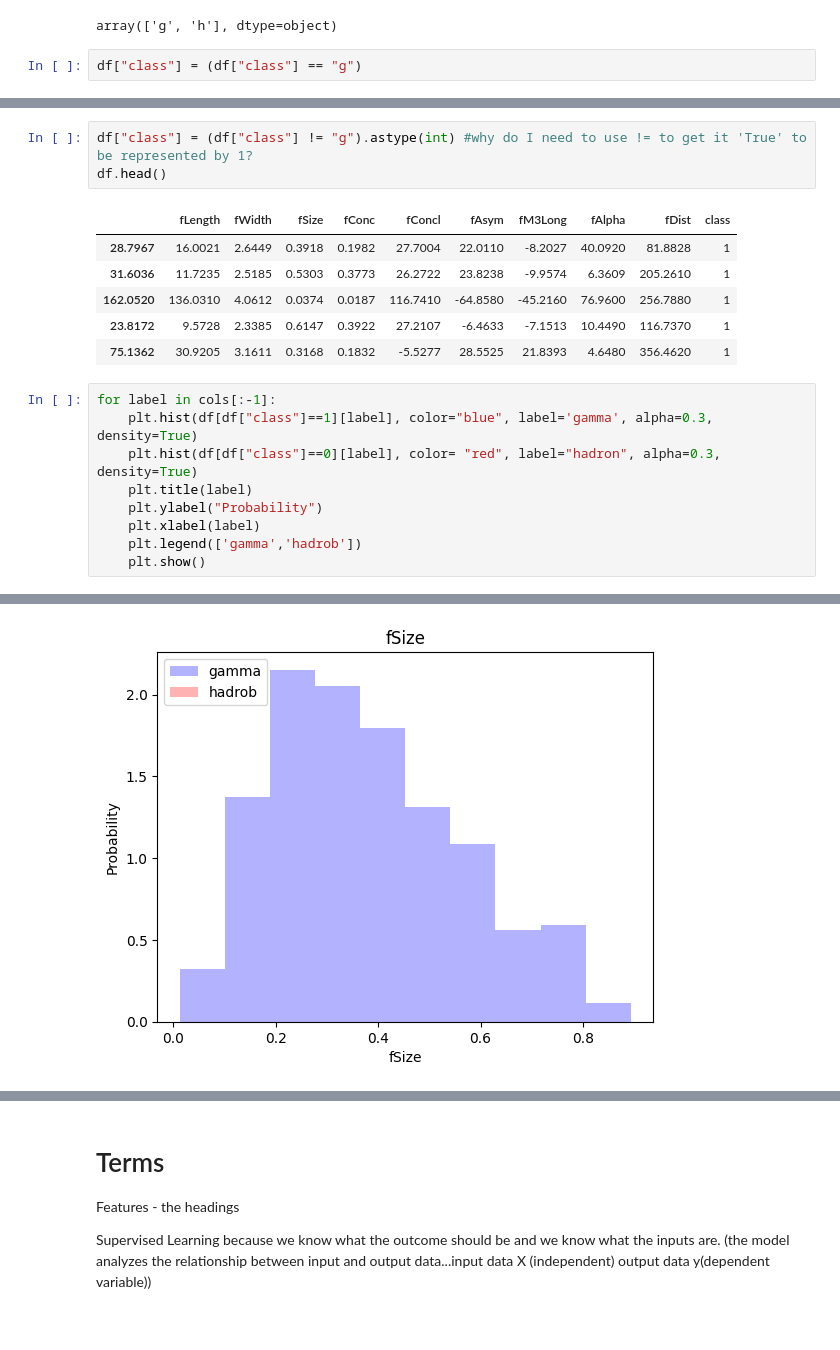
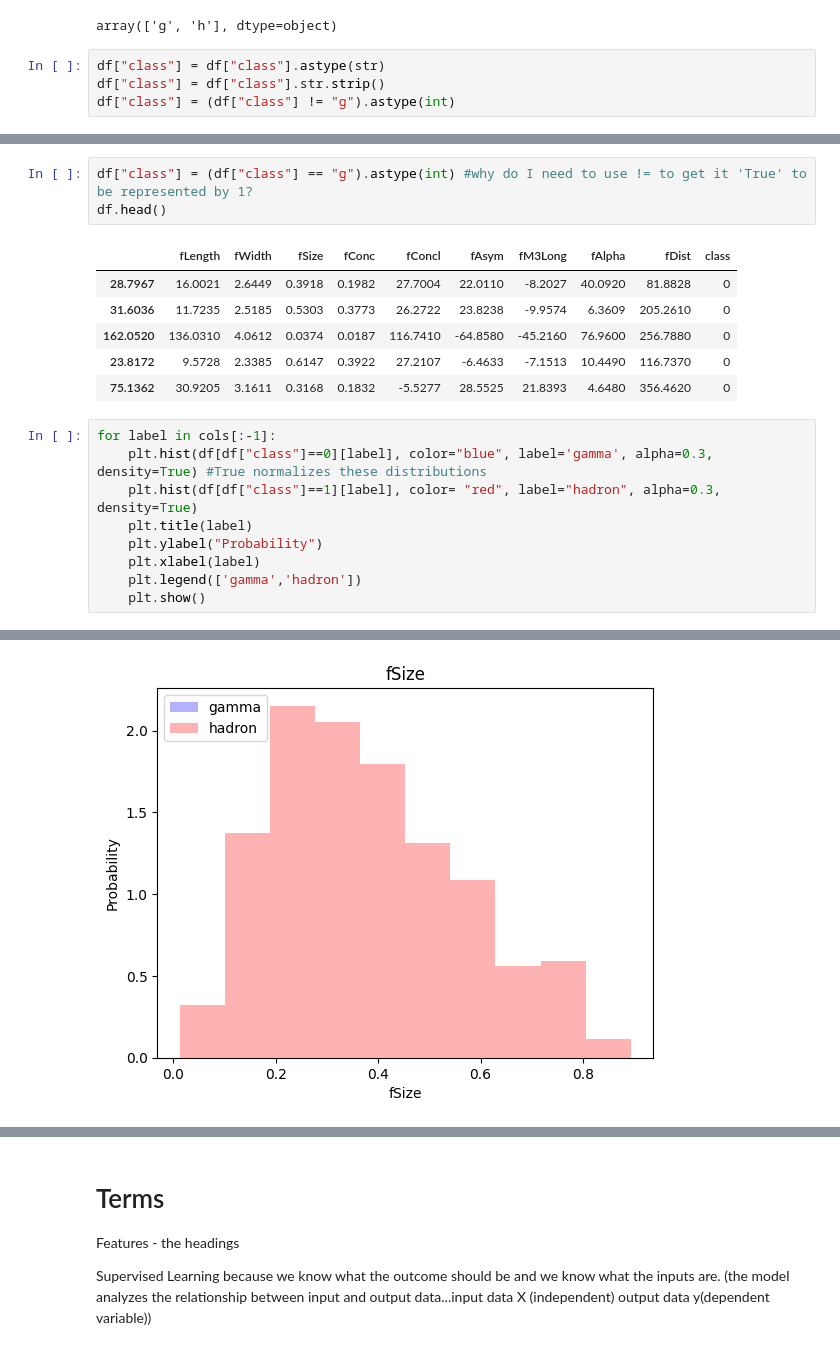
Before and after one commit to Black-Unicorn-04/Baking-Pi, a Jupyter notebook: Machine Learning for Everyone/1.ipynb, the cells around one changed output, grey strips where cells are left out. Cells and saved outputs as stored; diff of their text form.

```diff
--- a/Machine Learning for Everyone/1.ipynb
+++ b/Machine Learning for Everyone/1.ipynb
@@ -22,7 +22,9 @@ df["class"].unique()
 # %% [output]
 array(['g', 'h'], dtype=object)
 # %%
-df["class"] = (df["class"] == "g")
+df["class"] = df["class"].astype(str)
+df["class"] = df["class"].str.strip()
+df["class"] = (df["class"] != "g").astype(int)
 # %%
 df.head()
 # %% [output]
@@ -35,20 +37,20 @@ df.head()
 # %%
-df["class"] = (df["class"] != "g").astype(int) #why do I need to use != to get it 'True' to be represented by 1?
+df["class"] = (df["class"] == "g").astype(int) #why do I need to use != to get it 'True' to be represented by 1?
 df.head()
 # %% [output]
 |  | fLength | fWidth | fSize | fConc | fConcl | fAsym | fM3Long | fAlpha | fDist | class |
-| 28.7967 | 16.0021 | 2.6449 | 0.3918 | 0.1982 | 27.7004 | 22.0110 | -8.2027 | 40.0920 | 81.8828 | 1 |
-| 31.6036 | 11.7235 | 2.5185 | 0.5303 | 0.3773 | 26.2722 | 23.8238 | -9.9574 | 6.3609 | 205.2610 | 1 |
-| 162.0520 | 136.0310 | 4.0612 | 0.0374 | 0.0187 | 116.7410 | -64.8580 | -45.2160 | 76.9600 | 256.7880 | 1 |
-| 23.8172 | 9.5728 | 2.3385 | 0.6147 | 0.3922 | 27.2107 | -6.4633 | -7.1513 | 10.4490 | 116.7370 | 1 |
-| 75.1362 | 30.9205 | 3.1611 | 0.3168 | 0.1832 | -5.5277 | 28.5525 | 21.8393 | 4.6480 | 356.4620 | 1 |
+| 28.7967 | 16.0021 | 2.6449 | 0.3918 | 0.1982 | 27.7004 | 22.0110 | -8.2027 | 40.0920 | 81.8828 | 0 |
+| 31.6036 | 11.7235 | 2.5185 | 0.5303 | 0.3773 | 26.2722 | 23.8238 | -9.9574 | 6.3609 | 205.2610 | 0 |
+| 162.0520 | 136.0310 | 4.0612 | 0.0374 | 0.0187 | 116.7410 | -64.8580 | -45.2160 | 76.9600 | 256.7880 | 0 |
+| 23.8172 | 9.5728 | 2.3385 | 0.6147 | 0.3922 | 27.2107 | -6.4633 | -7.1513 | 10.4490 | 116.7370 | 0 |
+| 75.1362 | 30.9205 | 3.1611 | 0.3168 | 0.1832 | -5.5277 | 28.5525 | 21.8393 | 4.6480 | 356.4620 | 0 |
 # %%
 for label in cols[:-1]:
-    plt.hist(df[df["class"]==1][label], color="blue", label='gamma', alpha=0.3, density=True)
-    plt.hist(df[df["class"]==0][label], color= "red", label="hadron", alpha=0.3, density=True)
+    plt.hist(df[df["class"]==0][label], color="blue", label='gamma', alpha=0.3, density=True) #True normalizes these distributions
+    plt.hist(df[df["class"]==1][label], color= "red", label="hadron", alpha=0.3, density=True)
     plt.title(label)
     plt.ylabel("Probability")
     plt.xlabel(label)
-    plt.legend(['gamma','hadrob'])
+    plt.legend(['gamma','hadron'])
     plt.show()
 # %% [output]
@@ -57 +59 @@ for label in cols[:-1]:
-[figure, old version]
+[figure, new version]
```
Also changed, not shown: parts of 2 cells of this notebook, 5 other files.
